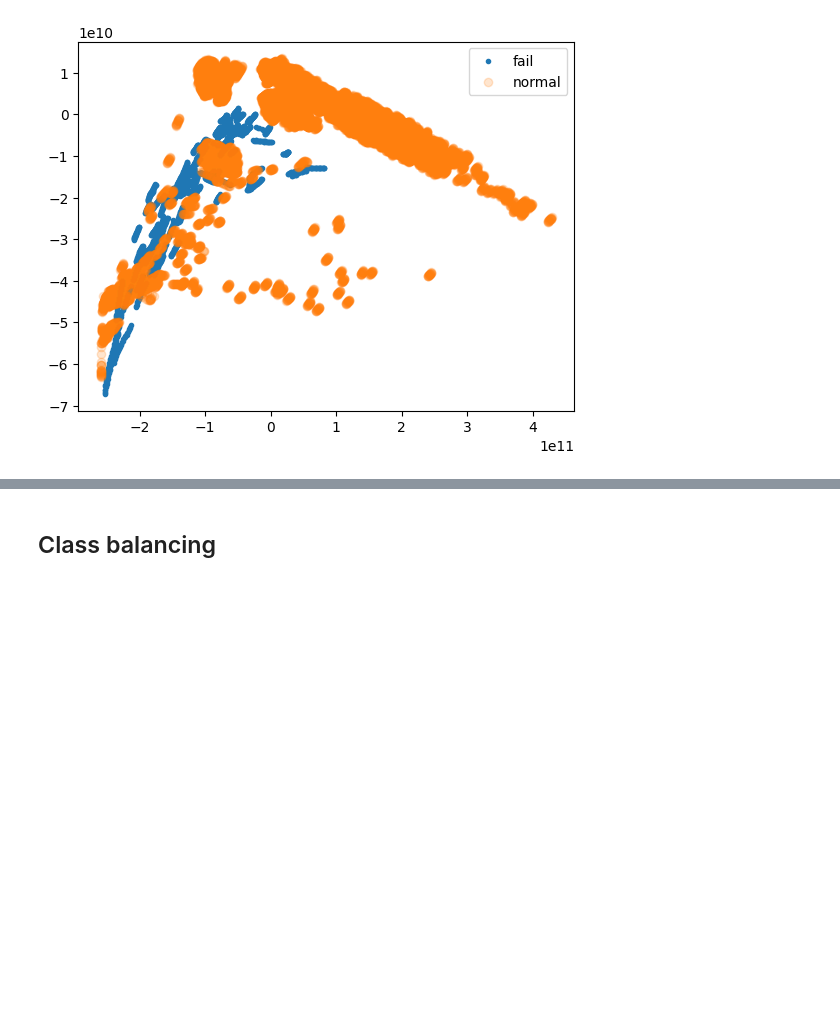
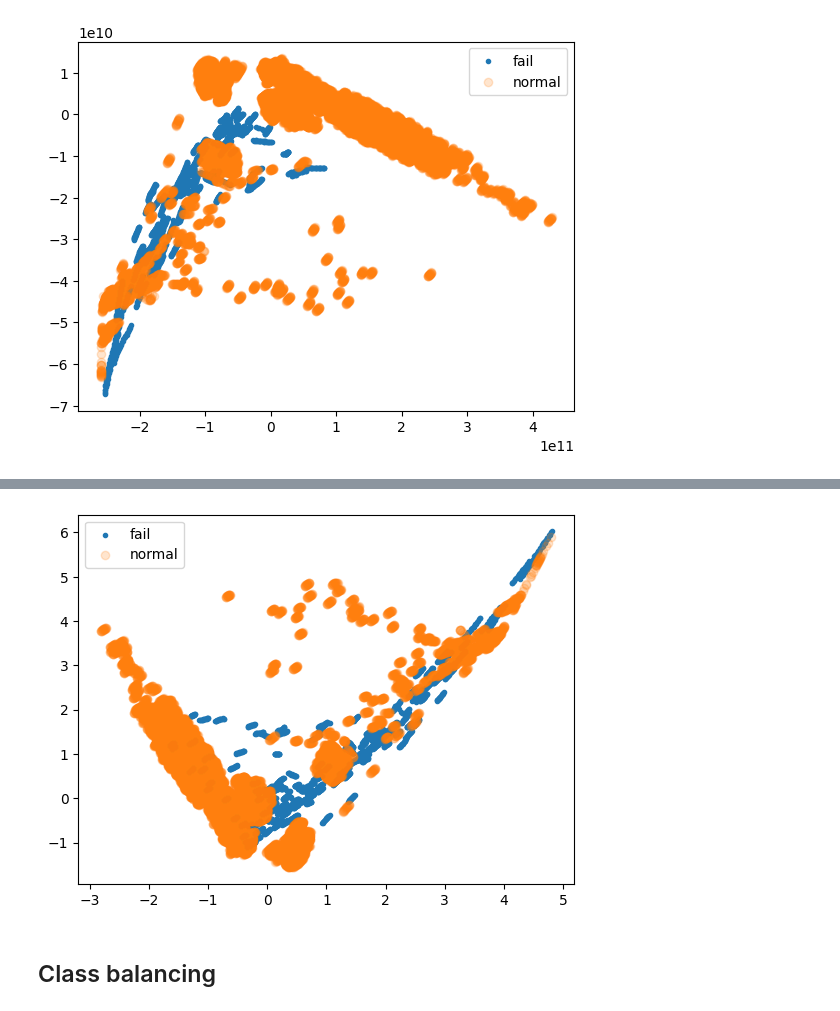
Before and after one commit to ExtremCode/hhd_failure_prediction, a Jupyter notebook: eda.ipynb, the cells around one changed output, grey strips where cells are left out. Saved outputs shown, nothing was run; the diff lists cells and outputs as text; code cells hidden in the pictures; blank space fills up the shorter version.

```diff
--- a/eda.ipynb
+++ b/eda.ipynb
@@ -783,3 +1028,22 @@ plt.show()
+# %%
+from sklearn.decomposition import FactorAnalysis
+
+fa = FactorAnalysis(2, max_iter=100)
+fa.fit(x_train[num_cols])
+plt.scatter(
+    fa.transform(x_train.loc[y_train == 1, num_cols])[:, 0],
+    fa.transform(x_train.loc[y_train == 1, num_cols])[:, 1],
+    label="fail", marker="."
+);
+plt.scatter(
+    fa.transform(x_train.loc[y_train == 0, num_cols])[:, 0],
+    fa.transform(x_train.loc[y_train == 0, num_cols])[:, 1],
+    label="normal", marker="o", alpha=0.2
+);
+plt.legend()
+plt.show()
+# %% [output]
+[figure, added]
 # %% [markdown]
 ## Class balancing
 # %%
```
Also changed, not shown: parts of 40 cells of this notebook.
